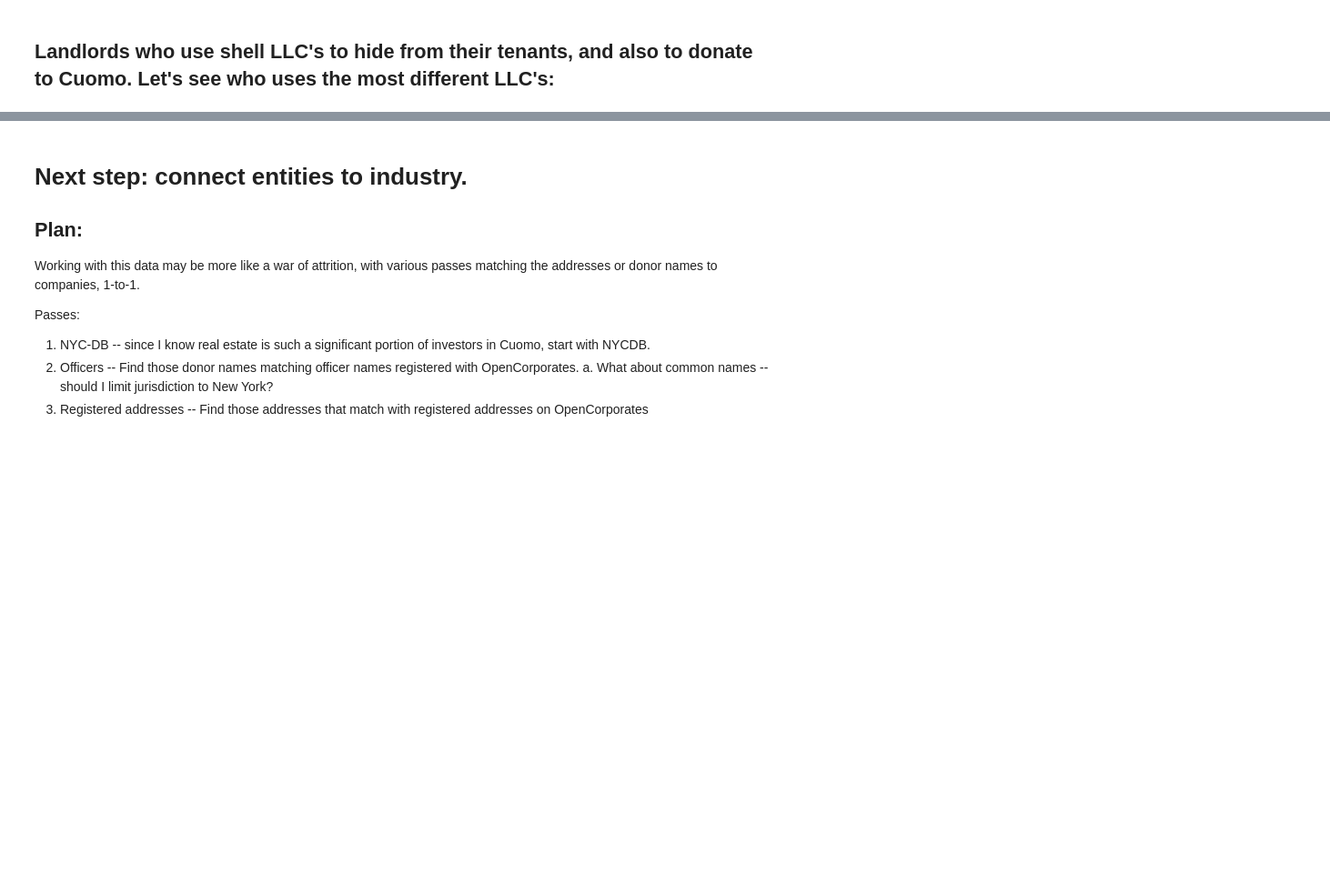
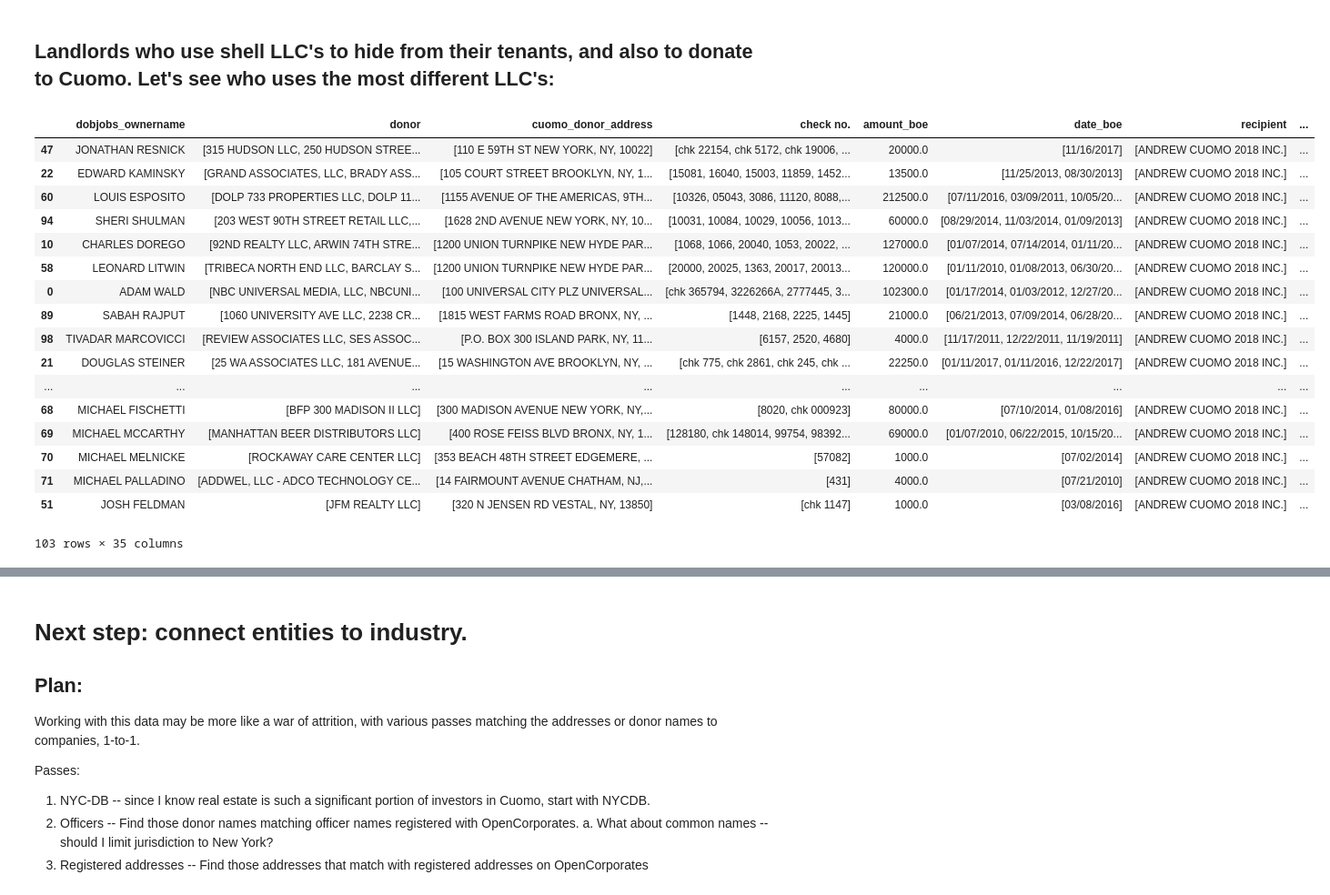
Before and after one commit to kromreig/warchest_cuomo_indy, a Jupyter notebook: Cuomo_Campaign_Finance.ipynb, the cells around one changed output, grey strips where cells are left out. Shown at 91% size. Saved outputs shown, nothing was run; the diff lists cells and outputs as text; code cells hidden in the pictures; blank space fills up the shorter version.

```diff
--- a/Cuomo_Campaign_Finance.ipynb
+++ b/Cuomo_Campaign_Finance.ipynb
@@ -411,7 +539,7 @@ llc_list.ownername = llc_list.ownername.str.upper().str.replace("ESPOISTO", "ESP
 
 
 dumb_landlords = llc_list.groupby(['ownername'], as_index=False)\
-    .agg(lambda x : x.sum() if x.dtype=='float64' else set(x))
+    .agg(lambda x : x.sum() if x.dtype=='float64' else list(set(x)))
 # %%
 dumb_landlords.rename(columns={'ownername': 'dobjobs_ownername',
                                'address_x': 'cuomo_donor_address',
@@ -424,7 +552,26 @@ dumb_landlords.rename(columns={'ownername': 'dobjobs_ownername',
 # %%
 pd.set_option('display.max_rows', None)
 s = dumb_landlords.donor.str.len().sort_values(ascending=False).index
-dumb_landlords.reindex(s).head(50)
+dumb_landlords.reindex(s)
+# %% [output]
+|  | dobjobs_ownername | donor | cuomo_donor_address | check no. | amount_boe | date_boe | recipient | ... |
+| 47 | JONATHAN RESNICK | [315 HUDSON LLC, 250 HUDSON STREE... | [110 E 59TH ST NEW YORK, NY, 10022] | [chk 22154, chk 5172, chk 19006, ... | 20000.0 | [11/16/2017] | [ANDREW CUOMO 2018 INC.] | ... |
+| 22 | EDWARD KAMINSKY | [GRAND ASSOCIATES, LLC, BRADY ASS... | [105 COURT STREET BROOKLYN, NY, 1... | [15081, 16040, 15003, 11859, 1452... | 13500.0 | [11/25/2013, 08/30/2013] | [ANDREW CUOMO 2018 INC.] | ... |
+| 60 | LOUIS ESPOSITO | [DOLP 733 PROPERTIES LLC, DOLP 11... | [1155 AVENUE OF THE AMERICAS, 9TH... | [10326, 05043, 3086, 11120, 8088,... | 212500.0 | [07/11/2016, 03/09/2011, 10/05/20... | [ANDREW CUOMO 2018 INC.] | ... |
+| 94 | SHERI SHULMAN | [203 WEST 90TH STREET RETAIL LLC,... | [1628 2ND AVENUE NEW YORK, NY, 10... | [10031, 10084, 10029, 10056, 1013... | 60000.0 | [08/29/2014, 11/03/2014, 01/09/2013] | [ANDREW CUOMO 2018 INC.] | ... |
+| 10 | CHARLES DOREGO | [92ND REALTY LLC, ARWIN 74TH STRE... | [1200 UNION TURNPIKE NEW HYDE PAR... | [1068, 1066, 20040, 1053, 20022, ... | 127000.0 | [01/07/2014, 07/14/2014, 01/11/20... | [ANDREW CUOMO 2018 INC.] | ... |
+| 58 | LEONARD LITWIN | [TRIBECA NORTH END LLC, BARCLAY S... | [1200 UNION TURNPIKE NEW HYDE PAR... | [20000, 20025, 1363, 20017, 20013... | 120000.0 | [01/11/2010, 01/08/2013, 06/30/20... | [ANDREW CUOMO 2018 INC.] | ... |
+| 0 | ADAM WALD | [NBC UNIVERSAL MEDIA, LLC, NBCUNI... | [100 UNIVERSAL CITY PLZ UNIVERSAL... | [chk 365794, 3226266A, 2777445, 3... | 102300.0 | [01/17/2014, 01/03/2012, 12/27/20... | [ANDREW CUOMO 2018 INC.] | ... |
+| 89 | SABAH RAJPUT | [1060 UNIVERSITY AVE LLC, 2238 CR... | [1815 WEST FARMS ROAD BRONX, NY, ... | [1448, 2168, 2225, 1445] | 21000.0 | [06/21/2013, 07/09/2014, 06/28/20... | [ANDREW CUOMO 2018 INC.] | ... |
+| 98 | TIVADAR MARCOVICCI | [REVIEW ASSOCIATES LLC, SES ASSOC... | [P.O. BOX 300 ISLAND PARK, NY, 11... | [6157, 2520, 4680] | 4000.0 | [11/17/2011, 12/22/2011, 11/19/2011] | [ANDREW CUOMO 2018 INC.] | ... |
+| 21 | DOUGLAS STEINER | [25 WA ASSOCIATES LLC, 181 AVENUE... | [15 WASHINGTON AVE BROOKLYN, NY, ... | [chk 775, chk 2861, chk 245, chk ... | 22250.0 | [01/11/2017, 01/11/2016, 12/22/2017] | [ANDREW CUOMO 2018 INC.] | ... |
+| ... | ... | ... | ... | ... | ... | ... | ... | ... |
+| 68 | MICHAEL FISCHETTI | [BFP 300 MADISON II LLC] | [300 MADISON AVENUE NEW YORK, NY,... | [8020, chk 000923] | 80000.0 | [07/10/2014, 01/08/2016] | [ANDREW CUOMO 2018 INC.] | ... |
+| 69 | MICHAEL MCCARTHY | [MANHATTAN BEER DISTRIBUTORS LLC] | [400 ROSE FEISS BLVD BRONX, NY, 1... | [128180, chk 148014, 99754, 98392... | 69000.0 | [01/07/2010, 06/22/2015, 10/15/20... | [ANDREW CUOMO 2018 INC.] | ... |
+| 70 | MICHAEL MELNICKE | [ROCKAWAY CARE CENTER LLC] | [353 BEACH 48TH STREET EDGEMERE, ... | [57082] | 1000.0 | [07/02/2014] | [ANDREW CUOMO 2018 INC.] | ... |
+| 71 | MICHAEL PALLADINO | [ADDWEL, LLC - ADCO TECHNOLOGY CE... | [14 FAIRMOUNT AVENUE CHATHAM, NJ,... | [431] | 4000.0 | [07/21/2010] | [ANDREW CUOMO 2018 INC.] | ... |
+| 51 | JOSH FELDMAN | [JFM REALTY LLC] | [320 N JENSEN RD VESTAL, NY, 13850] | [chk 1147] | 1000.0 | [03/08/2016] | [ANDREW CUOMO 2018 INC.] | ... |
+103 rows × 35 columns
 # %% [markdown]
 *Edward Kaminsky*
 - a luxury real estate agent. Is he related to senator Todd Kaminsky?
```
Also changed, not shown: parts of 32 cells of this notebook.
